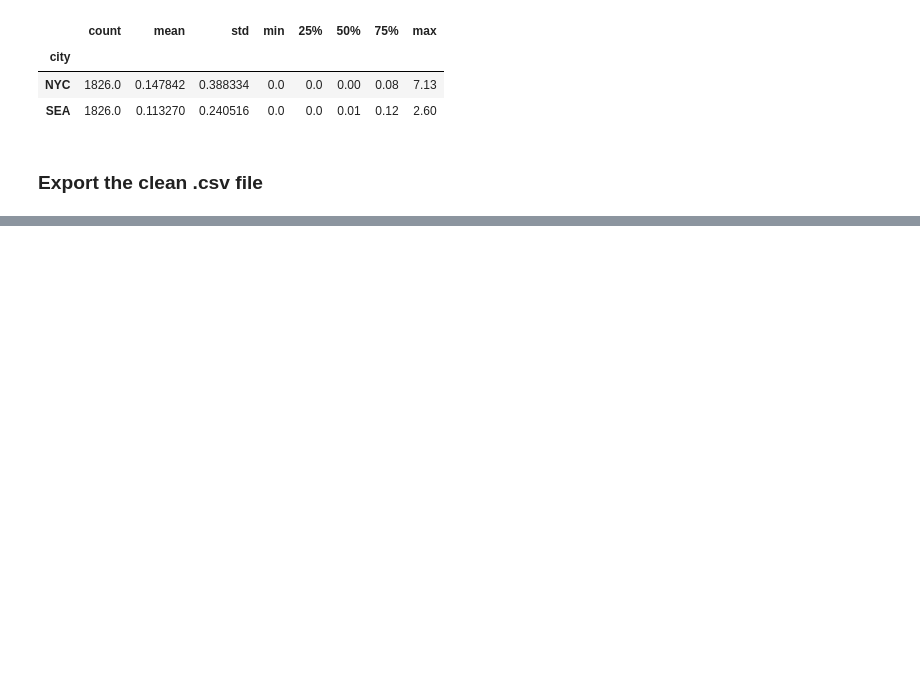
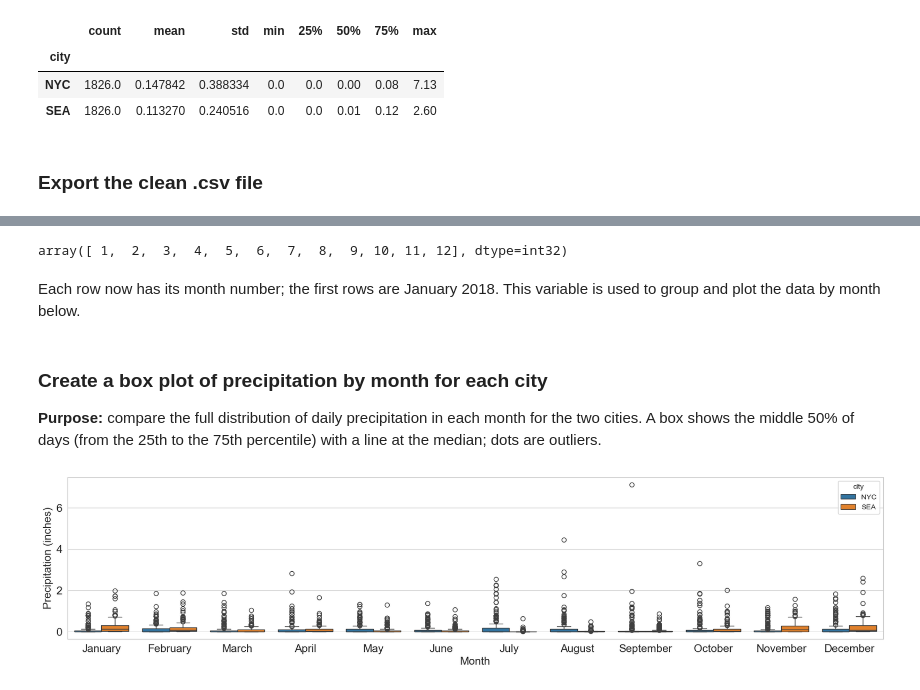
Before and after one commit to giangtranq/weather, a Jupyter notebook: code/Weather_Data.ipynb, the cells around one changed output, grey strips where cells are left out. Drawn from its saved outputs; the diff is of its cells as text; code cells hidden in the pictures; blank space fills up the shorter version.

```diff
--- a/code/Weather_Data.ipynb
+++ b/code/Weather_Data.ipynb
@@ -388,0 +465,3 @@ df.to_csv('/Users/giang/Documents/Data science projects/weather/data/clean_seatt
+# %%
+df["month"] = pd.DatetimeIndex(df["date"]).month
+df.head()
@@ -388,0 +475,23 @@ df.to_csv('/Users/giang/Documents/Data science projects/weather/data/clean_seatt
+# %%
+df['month'].unique()
+# %% [output]
+array([ 1,  2,  3,  4,  5,  6,  7,  8,  9, 10, 11, 12], dtype=int32)
+# %% [markdown]
+Each row now has its month number; the first rows are January 2018. This variable is used to group and plot the data by month below.
+# %% [markdown]
+### Create a box plot of precipitation by month for each city
+**Purpose:** compare the full distribution of daily precipitation in each month for the two cities. A box shows the middle 50% of days (from the 25th to the 75th percentile) with a line at the median; dots are outliers.
+# %%
+plt.figure(figsize=(20, 4))
+sns.boxplot(data=df, x="month", y="precipitation", hue="city")
+plt.xlabel("Month", fontsize=15)
+plt.ylabel("Precipitation (inches)", fontsize=15)
+plt.tick_params(labelsize=15)
+
+#Get month names and set as x-axis tick labels
+import calendar
+month_names = list(calendar.month_name[1:])
+plt.xticks(ticks=range(12), labels=month_names)
+plt.show()
+# %% [output]
+[figure, added]
```
Also changed, not shown: parts of 56 cells of this notebook.
